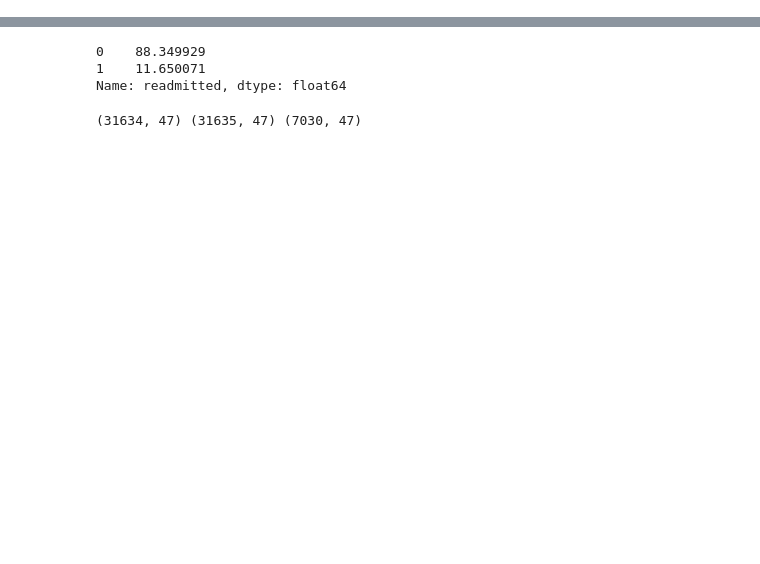
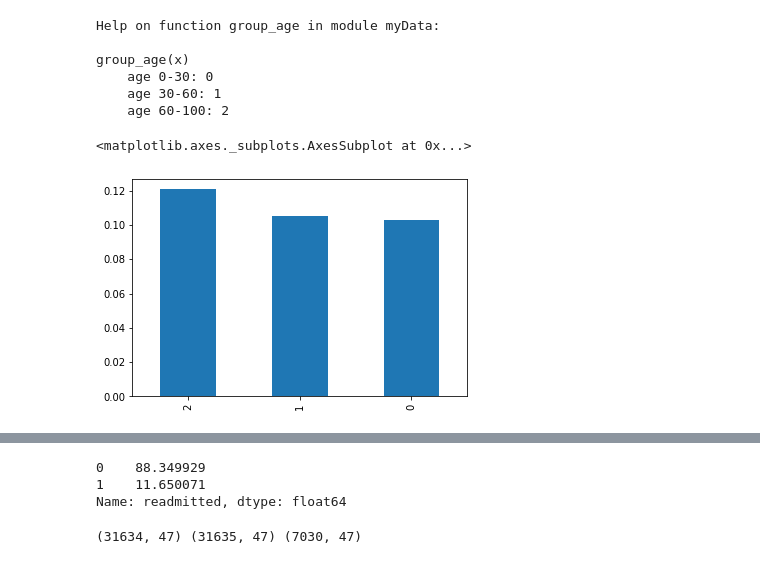
Before and after one commit to capstone-hospital-readmission/hospital-readmissions, a Jupyter notebook: hospital_readmissions.ipynb, the cells around one changed output, grey strips where cells are left out. Cells and saved outputs as stored; diff of their text form; code cells hidden in the pictures; blank space fills up the shorter version.

```diff
--- a/hospital_readmissions.ipynb
+++ b/hospital_readmissions.ipynb
@@ -36,0 +69,16 @@ y = df['readmitted'].apply(lambda x: 1 if x=='Yes' else 0)
+# %%
+help(group_age)
+age_count=df['age'].value_counts()
+#print(age_count)
+
+# age group 2 (60-90) has the highest readmission rate, next group 3 is (90-100), but all groups are closed
+(df.loc[df['readmitted']==1, 'age'].value_counts()/age_count).plot(kind='bar')
+# %% [output]
+Help on function group_age in module myData:
+
+group_age(x)
+    age 0-30: 0
+    age 30-60: 1
+    age 60-100: 2
+<matplotlib.axes._subplots.AxesSubplot at 0x...>
+[figure, added]
```
Also changed, not shown: parts of 14 cells of this notebook, 1 other file.
